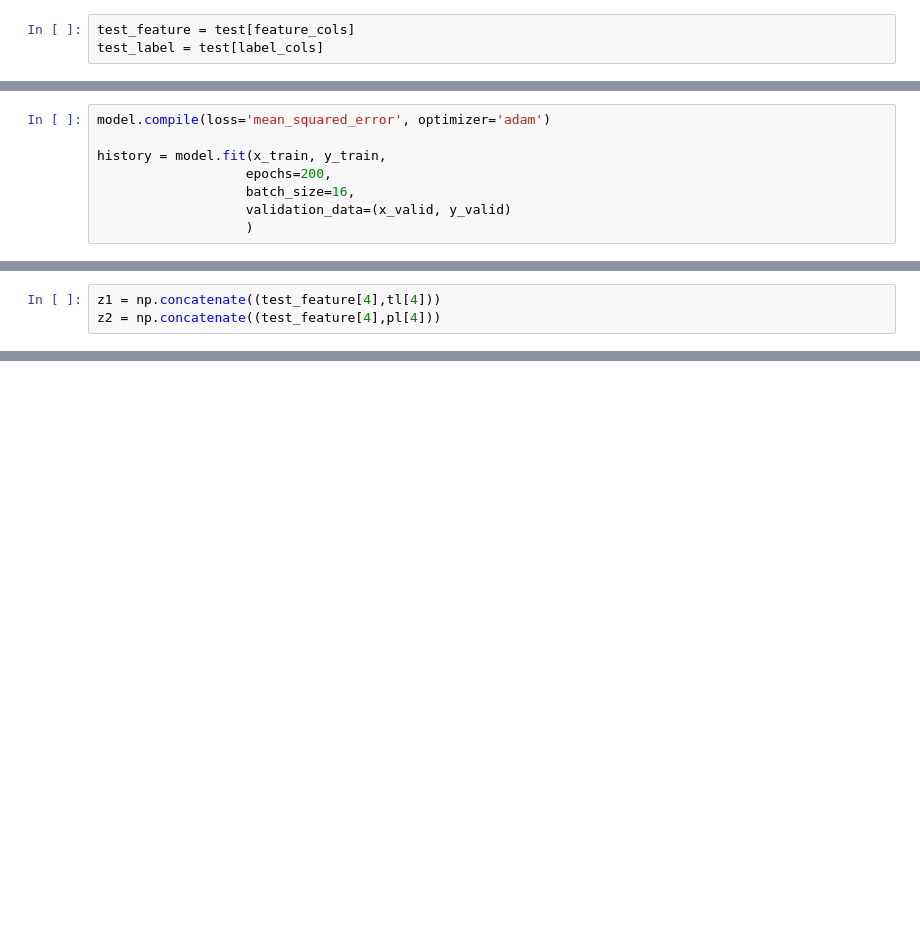
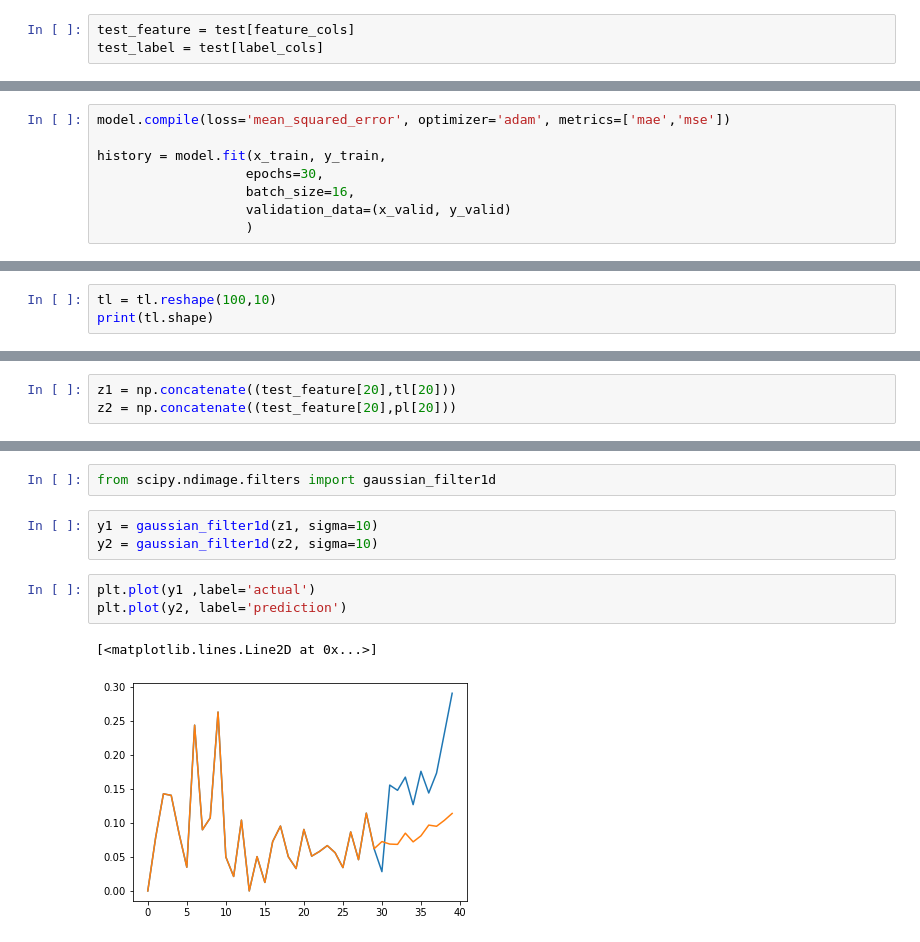
Before and after one commit to Jalbin1307/LSTM_model_pm10, a Jupyter notebook: 3_1_LSTM_model_t39.ipynb, the cells around one changed output, grey strips where cells are left out. Drawn from its saved outputs; the diff is of its cells as text; blank space fills up the shorter version.

```diff
--- a/3_1_LSTM_model_t39.ipynb
+++ b/3_1_LSTM_model_t39.ipynb
@@ -170,8 +105,8 @@ WARNING:tensorflow:Layer lstm_2 will not use cuDNN kernel since it doesn't meet
 # %%
-model.compile(loss='mean_squared_error', optimizer='adam')
+model.compile(loss='mean_squared_error', optimizer='adam', metrics=['mae','mse'])
 
 history = model.fit(x_train, y_train,
-                   epochs=200,
+                   epochs=30,
                    batch_size=16,
                    validation_data=(x_valid, y_valid)
                    )
@@ -248,0 +185,3 @@ print(pred.shape)
+# %%
+tl = tl.reshape(100,10)
+print(tl.shape)
@@ -249,3 +204,3 @@ print(pred.shape)
 # %%
-z1 = np.concatenate((test_feature[4],tl[4]))
-z2 = np.concatenate((test_feature[4],pl[4]))
+z1 = np.concatenate((test_feature[20],tl[20]))
+z2 = np.concatenate((test_feature[20],pl[20]))
@@ -254,0 +238,11 @@ AttributeError: 'list' object has no attribute 'shape'
+# %%
+from scipy.ndimage.filters import gaussian_filter1d
+# %%
+y1 = gaussian_filter1d(z1, sigma=10)
+y2 = gaussian_filter1d(z2, sigma=10)
+# %%
+plt.plot(y1 ,label='actual')
+plt.plot(y2, label='prediction')
+# %% [output]
+[<matplotlib.lines.Line2D at 0x...>]
+[figure, added]
```
Also changed, not shown: parts of 29 cells of this notebook.
